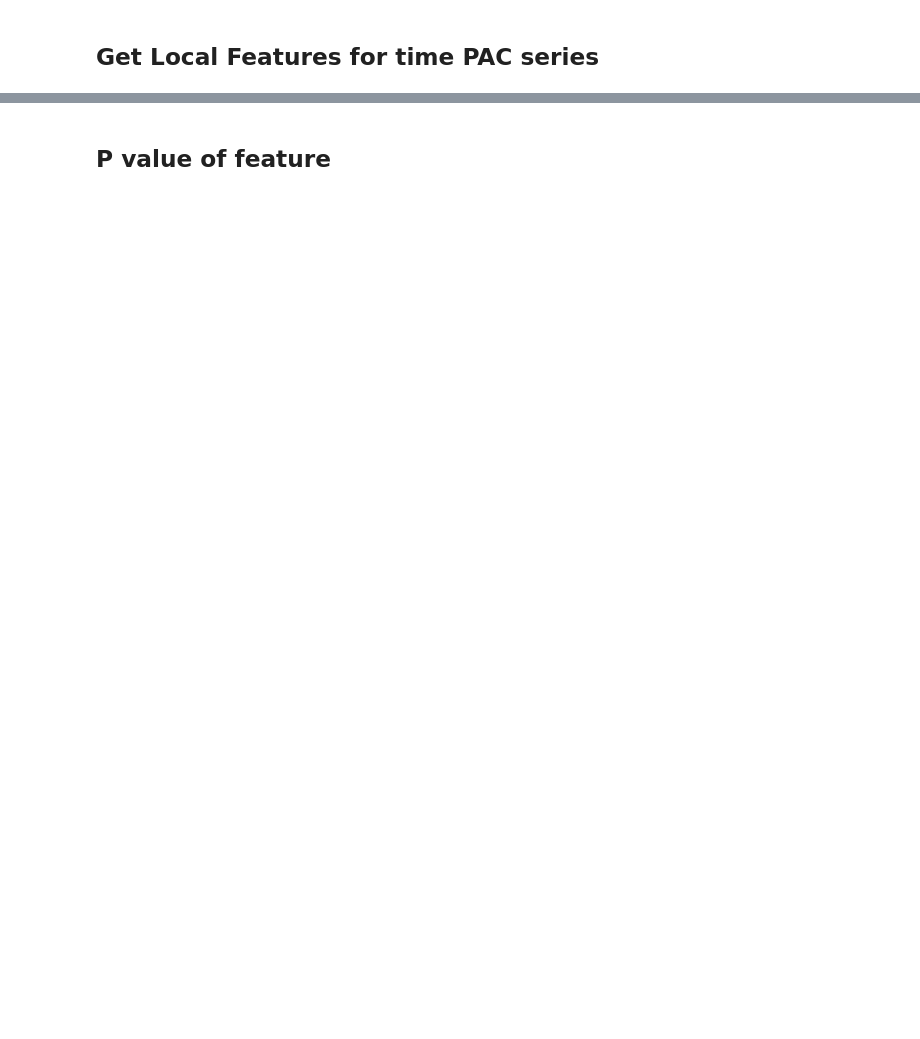
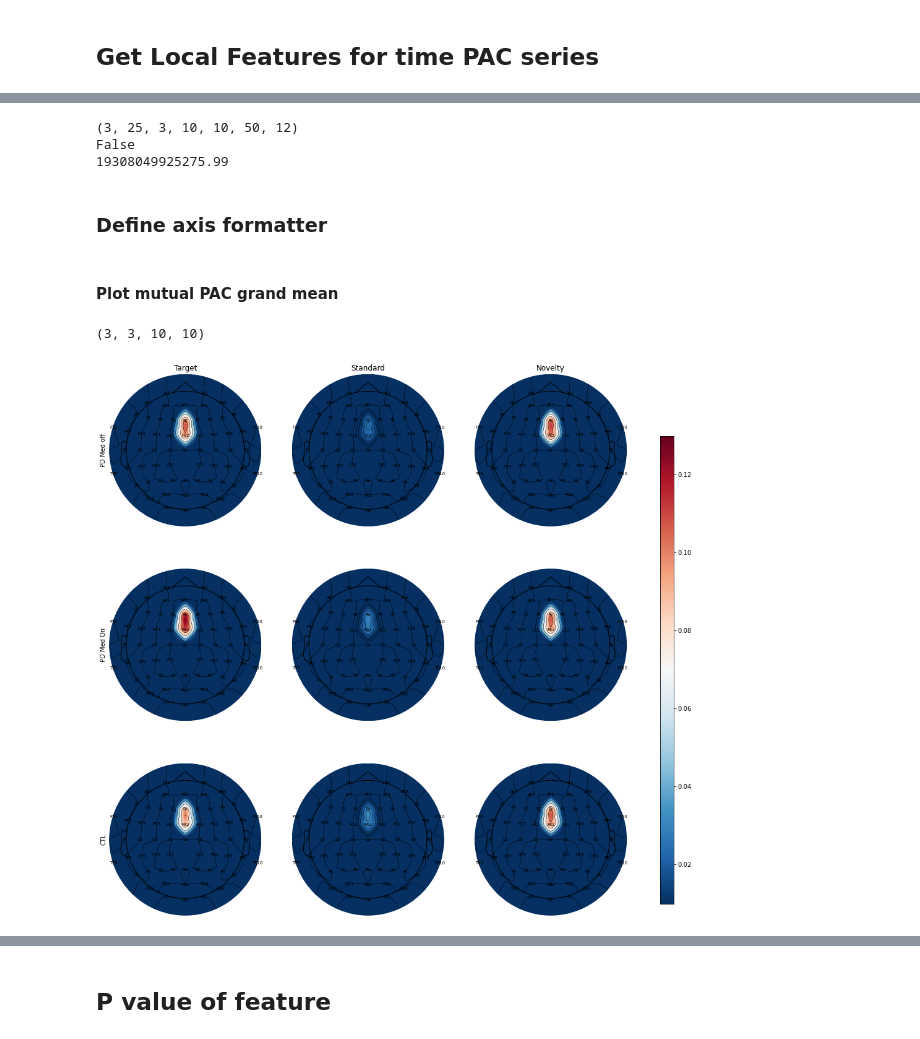
Before and after one commit to AIRLab-Sharif/Parkinson-PAC, a Jupyter notebook: python/Get_Global_Local_feature.ipynb, the cells around one changed output, grey strips where cells are left out. Cells and saved outputs as stored; diff of their text form; code cells hidden in the pictures; blank space fills up the shorter version.

```diff
--- a/python/Get_Global_Local_feature.ipynb
+++ b/python/Get_Global_Local_feature.ipynb
@@ -118,0 +674,12 @@ Parallel(n_jobs=12,verbose=10)(delayed(wrapper)(i,sub,j,ch) for i in np.arange(3
+# %%
+Save_path = f'../data/PAC_total_cross_convolution_feature_1_200_1_50_{Convolution_window_h}_{Convolution_window_l}_double.mmap'
+PAC_feature_total_cross = np.memmap(Save_path,dtype=float ,shape=(3, 25, 3, 10,10, Num_High_feature ,Num_Low_feature),mode='r')
+print(PAC_feature_total_cross.shape)
+print(np.any(PAC_feature_total_cross==0))
+print(np.max(PAC_feature_total_cross))
+# %% [output]
+(3, 25, 3, 10, 10, 50, 12)
+False
+19308049925275.99
+# %% [markdown]
+### Define axis formatter
@@ -118,0 +699,63 @@ Parallel(n_jobs=12,verbose=10)(delayed(wrapper)(i,sub,j,ch) for i in np.arange(3
+# %% [markdown]
+#### Plot mutual PAC grand mean
+# %%
+feature_l = 1
+
+feature_h = 8
+
+# ['FC3','FC4','AF3','AF4','F3','F4','Fz','Pz','Cz','FCz']
+list_index = [38, 57, 33, 61, 2, 29,1,12,23,39]
+
+ch11 = 6
+ch22 = 9
+
+PAC_feature_total_cross_grand_mean = np.mean(PAC_feature_total_cross[:,:,:,:,:,feature_h,feature_l],axis=1)*1e-12
+print(PAC_feature_total_cross_grand_mean.shape)
+
+vmax = PAC_feature_total_cross_grand_mean.max()
+vmin = PAC_feature_total_cross_grand_mean.min()
+
+fig, axs = plt.subplots(3, 3, sharex=True, sharey=True, figsize=(15, 15))
+
+mne_info = mne.create_info(ch_names=channels_name, sfreq=500., ch_types='eeg')
+
+montage = mne.channels.read_custom_montage('Standard-10-20-Cap81.locs')
+
+for i, j in itertools.product(range(3), range(3)):
+#     data = mvls[i, :, j, :].mean(axis=0).reshape((-1, 1))
+    temp = np.zeros(shape=(63,1))
+    temp[list_index[ch11],0] = PAC_feature_total_cross_grand_mean[i,j,ch11,ch22]
+    temp[list_index[ch22],0] = PAC_feature_total_cross_grand_mean[i,j,ch11,ch22]
+#     temp = np.expand_dims(PAC_feature_total_cross_grand_mean[i,j,:,:],axis=1)
+    PAC_grand_mean = mne.EvokedArray(temp,mne_info)
+    PAC_grand_mean.set_montage(montage)
+    im, cm = mne.viz.plot_topomap(PAC_grand_mean.data[:,0],
+                                  PAC_grand_mean.info, axes=axs[i, j], show=False,
+                                  names=channels_name, show_names=True,
+                                  vmin=vmin, vmax=vmax,res=200,cmap= 'RdBu_r')
+
+for i in range(3):
+        axs[i, 0].set_ylabel(groups[i])
+        axs[0, i].set_title(event_types[i])
+        axs[-1, i].xaxis.set_visible(True)
+        axs[i, 0].yaxis.set_visible(True)
+
+
+cbar_ax = fig.add_axes([0.95, 0.15, 0.02, 0.7])
+clb = fig.colorbar(im, cax=cbar_ax)
+# fname = f'PAC_grand_mean_dur_{start_time}_{end_time}_pair_fre_{High_fre}_{Low_fre}_nb_{nobaseline}.png'
+
+# if start_time == -200 and end_time==1000:
+#         Path_dir = f'D:\Mastersharif\MasterProject\data\parkinsons-oddball\\results\\topography_figures\PAC-total-grand-mean-high-low_fre-{High_fre}-{Low_fre}'
+# else:
+#         Path_dir = f'D:\Mastersharif\MasterProject\data\parkinsons-oddball\\results\\topography_figures\PAC-time_window-grand-mean-high-low_fre-{High_fre}-{Low_fre}'
+
+# if not os.path.isdir(Path_dir):
+#         os.mkdir(Path_dir)
+
+# file_path = os.path.join(Path_dir,fname)
+
+# plt.savefig(file_path)
+# %% [output]
+(3, 3, 10, 10)
+[figure, added]
```
Also changed, not shown: parts of 63 cells of this notebook, 13 other files.
